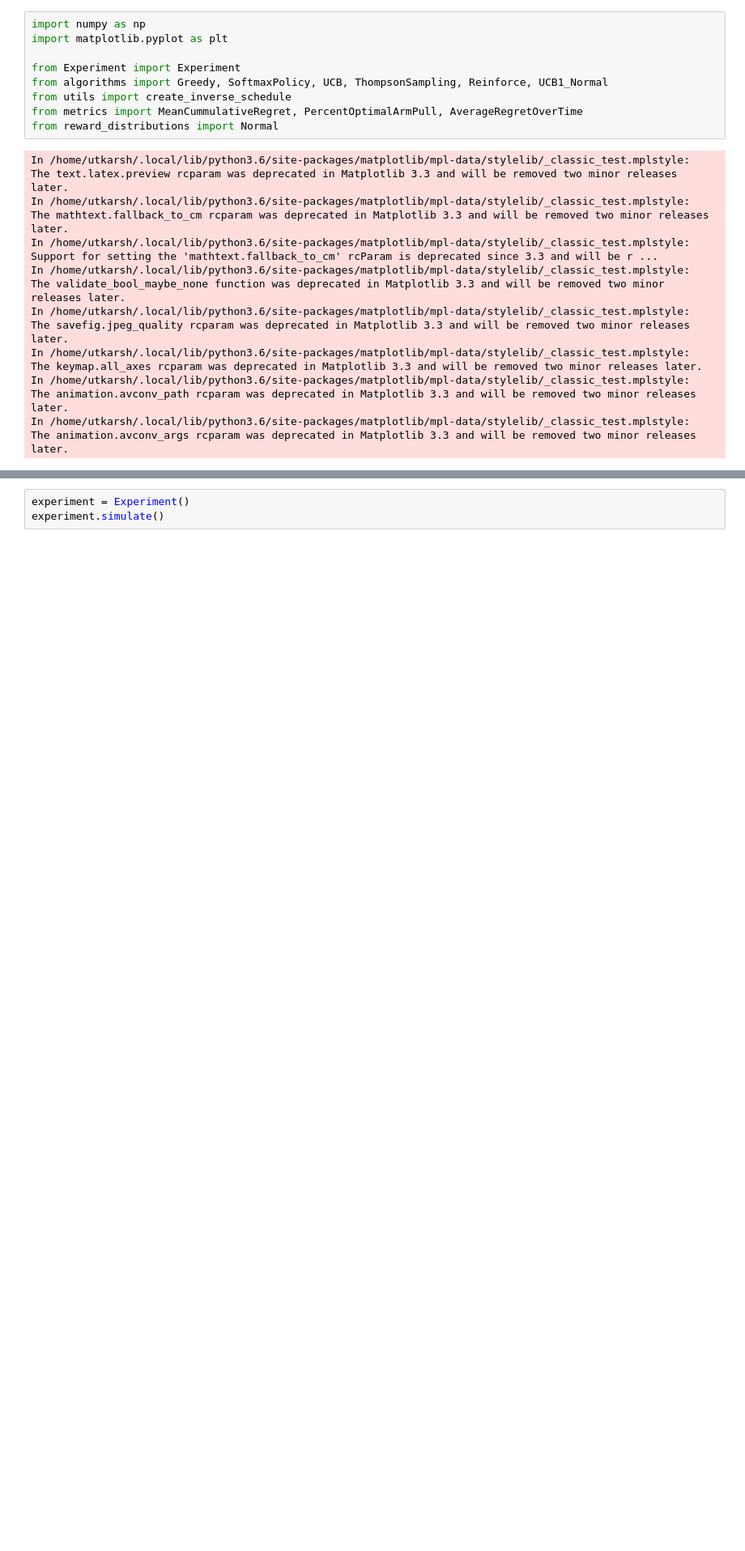
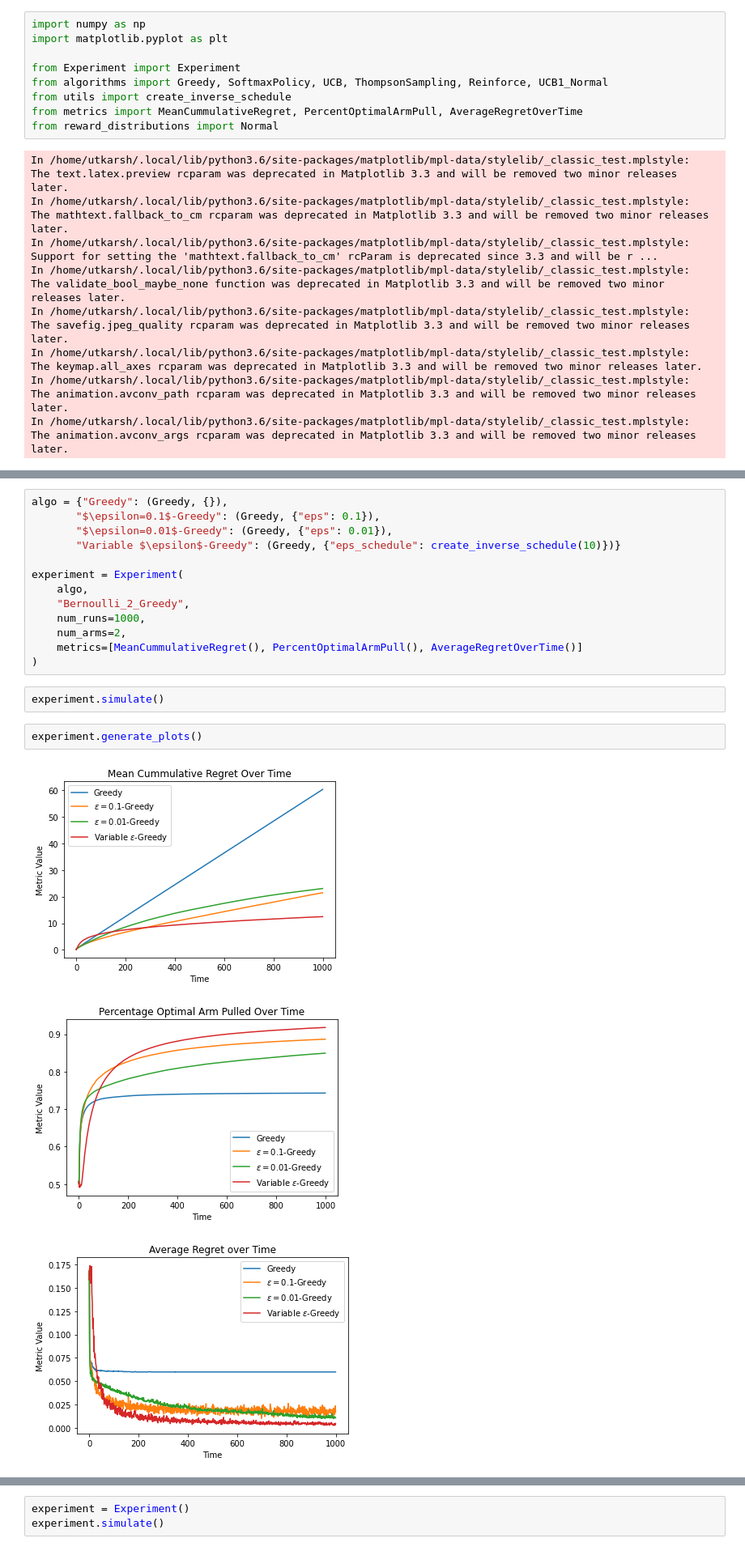
Before and after one commit to Utkarshp1/CS-414-Reinforcement-Learning, a Jupyter notebook: Multi-Armed Bandits/src/Untitled.ipynb, the cells around one changed output, grey strips where cells are left out. Shown at 81% size. Saved outputs shown, nothing was run; the diff lists cells and outputs as text; blank space fills up the shorter version.

Commit message:
Conducted Experiments for K=2, made report

```diff
--- a/Multi-Armed Bandits/src/Untitled.ipynb
+++ b/Multi-Armed Bandits/src/Untitled.ipynb
@@ -25,0 +31,21 @@ The animation.avconv_args rcparam was deprecated in Matplotlib 3.3 and will be r
+# %%
+algo = {"Greedy": (Greedy, {}),
+       "$\epsilon=0.1$-Greedy": (Greedy, {"eps": 0.1}),
+       "$\epsilon=0.01$-Greedy": (Greedy, {"eps": 0.01}),
+       "Variable $\epsilon$-Greedy": (Greedy, {"eps_schedule": create_inverse_schedule(10)})}
+
+experiment = Experiment(
+    algo,
+    "Bernoulli_2_Greedy",
+    num_runs=1000,
+    num_arms=2,
+    metrics=[MeanCummulativeRegret(), PercentOptimalArmPull(), AverageRegretOverTime()]
+)
+# %%
+experiment.simulate()
+# %%
+experiment.generate_plots()
+# %% [output]
+[figure, added]
+[figure, added]
+[figure, added]
```
Also changed, not shown: parts of 27 cells of this notebook, 30 other files.
